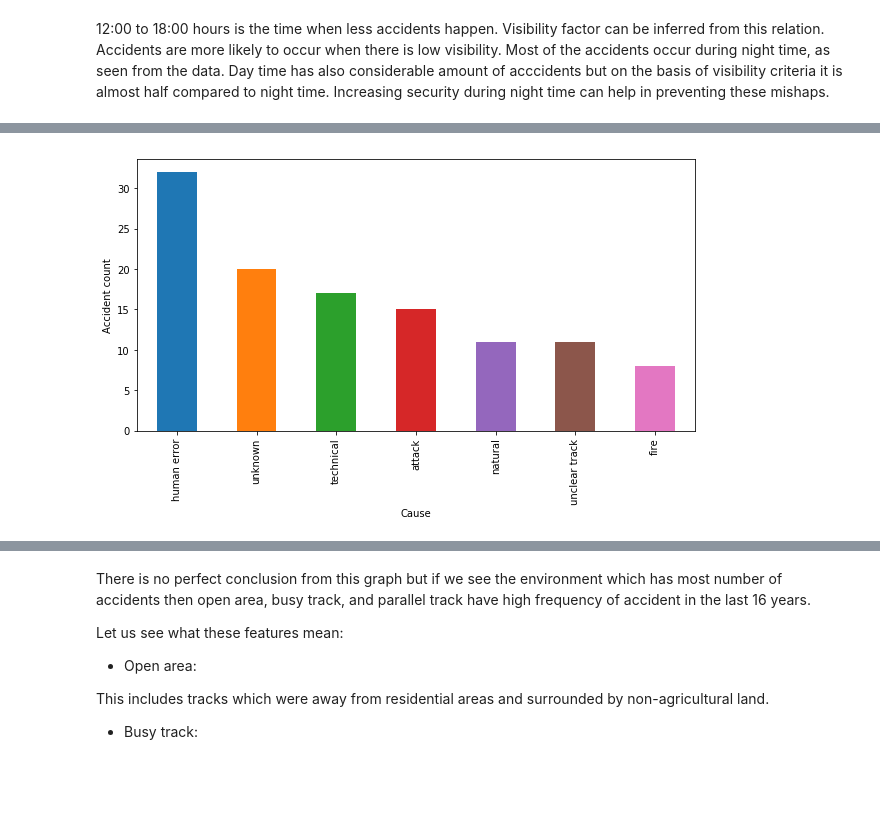
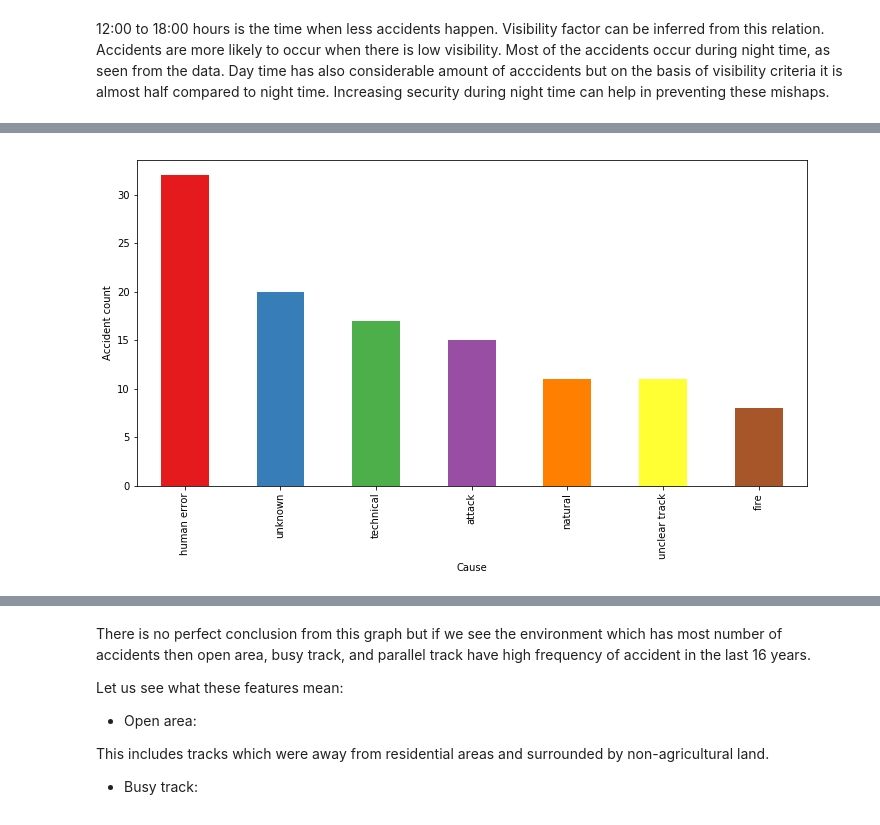
Before and after one commit to sanjeevai/Train_accidents_in_India, a Jupyter notebook: project.ipynb, the cells around one changed output, grey strips where cells are left out. Drawn from its saved outputs; the diff is of its cells as text; code cells hidden in the pictures; blank space fills up the shorter version.

Commit message:
Set seaborn color palette

```diff
--- a/project.ipynb
+++ b/project.ipynb
@@ -36,7 +35,16 @@ import pandas as pd
 import numpy as np
 import datetime as dt
 import matplotlib.pyplot as plt
+import seaborn as sns
+
+# hide warnings
+import warnings
+warnings.filterwarnings('ignore')
+
+# setting color palette for seaborn
+sns.set_palette("Set1")
 
 df = pd.read_csv("DoMS_2.5.2.csv")
+df = df.drop(['X'], axis = 1)
 df.head()
 # %% [output]
@@ -280,7 +286,7 @@ This one is also descriptive in nature and `cause` column shows the specific cau
 
 Removing the above mentioned columns:
 # %%
-df.drop(['environment', 'triggering_factor', 'train_name', 'X'], axis = 1, inplace = True)
+df.drop(['environment', 'triggering_factor', 'train_name'], axis = 1, inplace = True)
 # %%
 df.head()
 # %% [output]
@@ -386,11 +408,12 @@ Daytime has second largest number of accidents because of accidents in day in wi
 ### 7.3. Cause
 # %%
-plt.figure(figsize=(10,5))
+plt.figure(figsize=(12,6))
 plt.xlabel("Cause")
 plt.ylabel("Accident count")
-df['cause'].value_counts().plot(kind='bar');
+df['cause'].value_counts().plot(kind='bar')
+plt.savefig("./img/cause.png");
 # %% [output]
-[figure, old version]
+[figure, new version]
 # %% [markdown]
 Let us see what each value on x-axis stands for:
 
```
Also changed, not shown: parts of 37 cells of this notebook.
